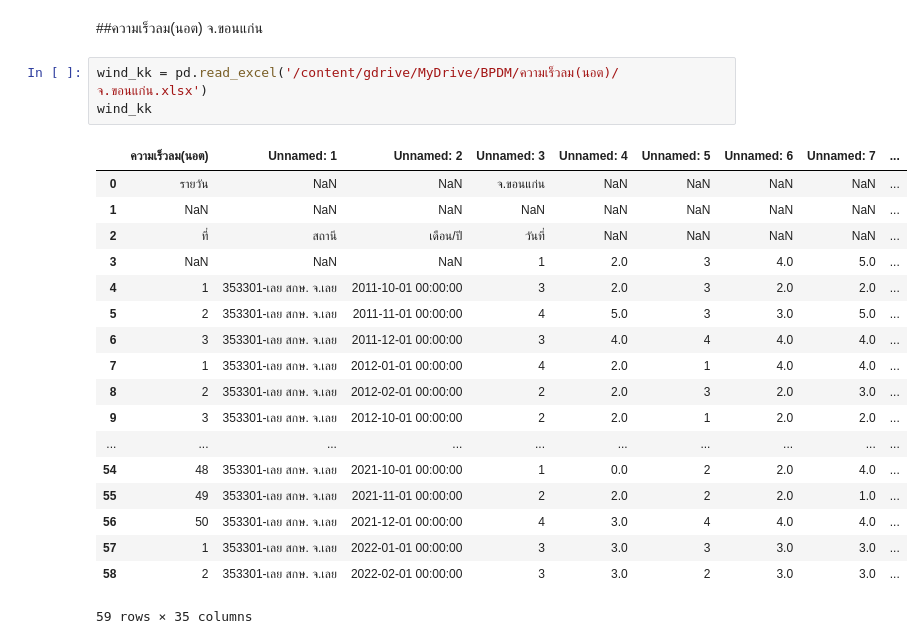
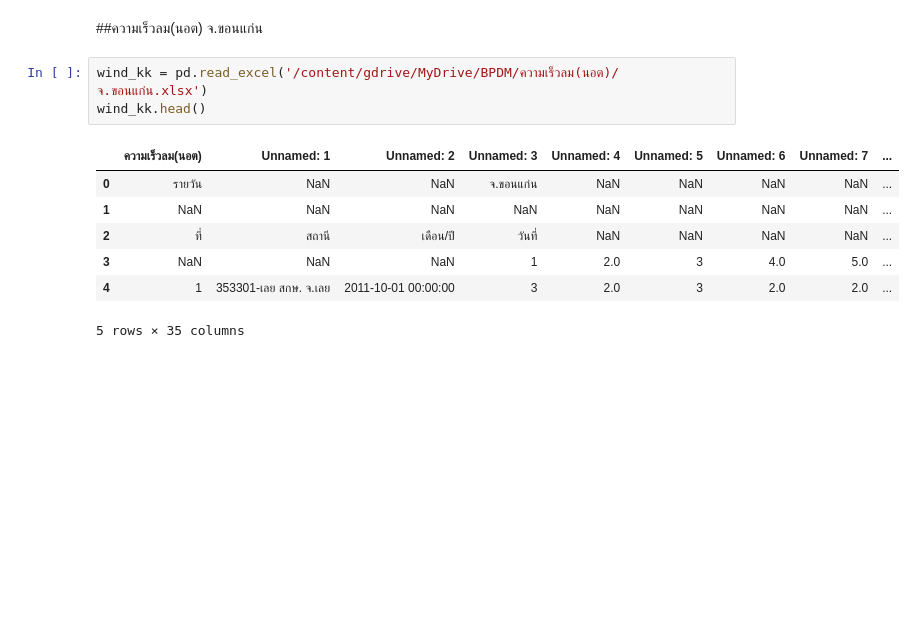
Before and after one commit to Ninkrn/bsc_dpdm22, a Jupyter notebook: Quiz_Group.ipynb, the cells around one changed output. Cells and saved outputs as stored; diff of their text form; blank space fills up the shorter version.

```diff
--- a/Quiz_Group.ipynb
+++ b/Quiz_Group.ipynb
@@ -173,23 +171,12 @@ mois_kk
 ##ความเร็วลม(นอต) จ.ขอนแก่น
 # %%
 wind_kk = pd.read_excel('/content/gdrive/MyDrive/BPDM/ความเร็วลม(นอต)/จ.ขอนแก่น.xlsx')
-wind_kk
+wind_kk.head()
 # %% [output]
 |  | ความเร็วลม(นอต) | Unnamed: 1 | Unnamed: 2 | Unnamed: 3 | Unnamed: 4 | Unnamed: 5 | Unnamed: 6 | Unnamed: 7 | ... |
 | 0 | รายวัน | NaN | NaN | จ.ขอนแก่น | NaN | NaN | NaN | NaN | ... |
 | 1 | NaN | NaN | NaN | NaN | NaN | NaN | NaN | NaN | ... |
 | 2 | ที่ | สถานี | เดือน/ปี | วันที่ | NaN | NaN | NaN | NaN | ... |
 | 3 | NaN | NaN | NaN | 1 | 2.0 | 3 | 4.0 | 5.0 | ... |
 | 4 | 1 | 353301-เลย สกษ. จ.เลย | 2011-10-01 00:00:00 | 3 | 2.0 | 3 | 2.0 | 2.0 | ... |
-| 5 | 2 | 353301-เลย สกษ. จ.เลย | 2011-11-01 00:00:00 | 4 | 5.0 | 3 | 3.0 | 5.0 | ... |
-| 6 | 3 | 353301-เลย สกษ. จ.เลย | 2011-12-01 00:00:00 | 3 | 4.0 | 4 | 4.0 | 4.0 | ... |
-| 7 | 1 | 353301-เลย สกษ. จ.เลย | 2012-01-01 00:00:00 | 4 | 2.0 | 1 | 4.0 | 4.0 | ... |
-| 8 | 2 | 353301-เลย สกษ. จ.เลย | 2012-02-01 00:00:00 | 2 | 2.0 | 3 | 2.0 | 3.0 | ... |
-| 9 | 3 | 353301-เลย สกษ. จ.เลย | 2012-10-01 00:00:00 | 2 | 2.0 | 1 | 2.0 | 2.0 | ... |
-| ... | ... | ... | ... | ... | ... | ... | ... | ... | ... |
-| 54 | 48 | 353301-เลย สกษ. จ.เลย | 2021-10-01 00:00:00 | 1 | 0.0 | 2 | 2.0 | 4.0 | ... |
-| 55 | 49 | 353301-เลย สกษ. จ.เลย | 2021-11-01 00:00:00 | 2 | 2.0 | 2 | 2.0 | 1.0 | ... |
-| 56 | 50 | 353301-เลย สกษ. จ.เลย | 2021-12-01 00:00:00 | 4 | 3.0 | 4 | 4.0 | 4.0 | ... |
-| 57 | 1 | 353301-เลย สกษ. จ.เลย | 2022-01-01 00:00:00 | 3 | 3.0 | 3 | 3.0 | 3.0 | ... |
-| 58 | 2 | 353301-เลย สกษ. จ.เลย | 2022-02-01 00:00:00 | 3 | 3.0 | 2 | 3.0 | 3.0 | ... |
-59 rows × 35 columns
+5 rows × 35 columns
```
Also changed, not shown: parts of 15 cells of this notebook.
